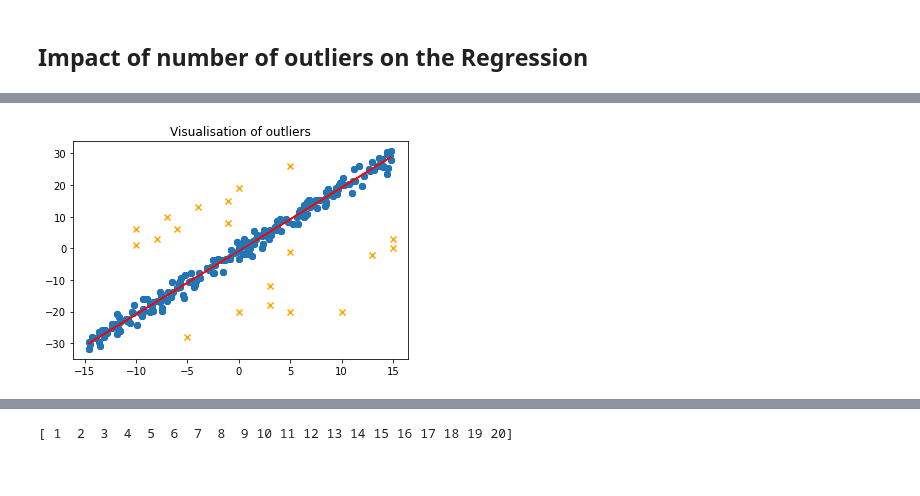
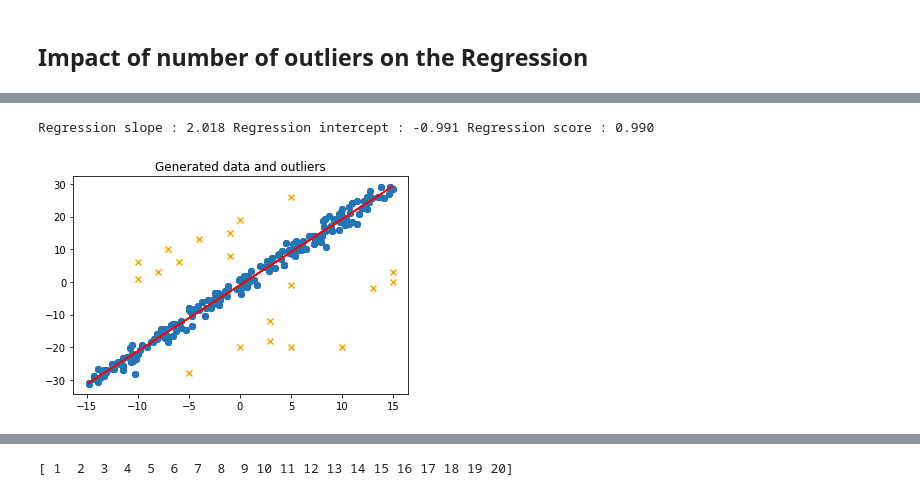
Before and after one commit to Baraa42/Elalami-Skakova-INM702-Coursework, a Jupyter notebook: Task2/task2_baraa_notebook.ipynb, the cells around one changed output, grey strips where cells are left out. Drawn from its saved outputs; the diff is of its cells as text; code cells hidden in the pictures.

```diff
--- a/Task2/task2_baraa_notebook.ipynb
+++ b/Task2/task2_baraa_notebook.ipynb
@@ -84,9 +84,9 @@ def regression(X, y) :
 # %%
 s = (-1,2)
 X, y = generate_data(s, 4, 100)
-a, b, c = regression(X[:,1].reshape(-1,1), y)
-print('Regression slope : %.3f' % a, 'Regression intercept : %.3f' % b, 'Regression score : %.3f' % c)
-plt.plot(X[:,1],a*X[:,1]+b, c='red')
+ar, br, cr = regression(X[:,1].reshape(-1,1), y)
+print('Regression slope : %.3f' % ar, 'Regression intercept : %.3f' % br, 'Regression score : %.3f' % cr)
+plt.plot(X[:,1],ar*X[:,1]+br, c='red')
 plt.scatter(X[:,1],y)
 plt.title('Linear Regression fit on generated data')
 plt.show();
@@ -99,9 +99,9 @@ outlier = (20,0)
 Xo = np.append(X[:,1],outlier[0])
 yo = np.append(y,outlier[1])
 # %%
-ar, br, cr = regression(Xo.reshape(-1,1), yo)
-print('Regression slope : %.3f' % ar, 'Regression intercept : %.3f' % br, 'Regression score : %.3f' % cr)
-plt.plot(Xo,ar*Xo+br, c='red')
+a, b, c = regression(Xo.reshape(-1,1), yo)
+print('Regression slope : %.3f' % a, 'Regression intercept : %.3f' % b, 'Regression score : %.3f' % c)
+plt.plot(Xo,a*Xo+b, c='red')
 plt.scatter(Xo,yo)
 plt.title('Linear Regression fit on generated data with added outlier')
 
@@ -357,20 +365,23 @@ Original line slope : 2.000 Original line intercept : -1.000
 # %%
 ## Defining a list of 20 outlier
 outliers = [(0,-20), (0,19), (5,-20), (5,26), (-5, -28), (10,-20),(15,0),(-10,6),(3,-18),(-6,6),(-1,8),(-7,10),(-1,15),(-10,1),(-4,13),(-8,3),(5,-1),(13,-2),(15,3),(3,-12)]
 x_outliers = np.array([outliers[i][0] for i in range(len(outliers))])
 y_outliers = np.array([outliers[i][1] for i in range(len(outliers))])
 Xo = np.concatenate((X[:,1],x_outliers), axis=0)
 yo = np.concatenate((y,y_outliers), axis=0)
+print('Regression slope : %.3f' % a, 'Regression intercept : %.3f' % b, 'Regression score : %.3f' % c)
 
+plt.plot(X,a*X+b, c='red')
 plt.scatter(X[:,1],y, c='blue')
 plt.scatter(x_outliers,y_outliers, c='orange', marker='x')
-plt.plot(X,a*X+b, c='red')
 plt.scatter(X[:,1],y)
-title = 'Visualisation of outliers'
+title = 'Generated data and outliers'
 plt.title(title)
+
 plt.show();
 # %% [output]
+Regression slope : 2.018 Regression intercept : -0.991 Regression score : 0.990
-[figure, old version]
+[figure, new version]
 # %%
 ## We add each time one outlier and observe the effect
 slopes = []
```
Also changed, not shown: parts of 11 cells of this notebook.
